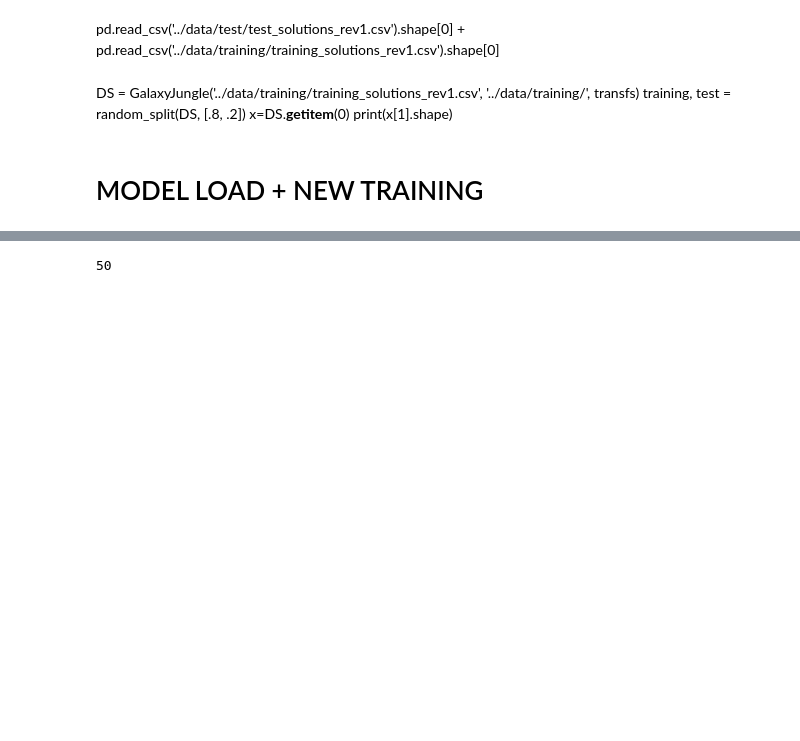
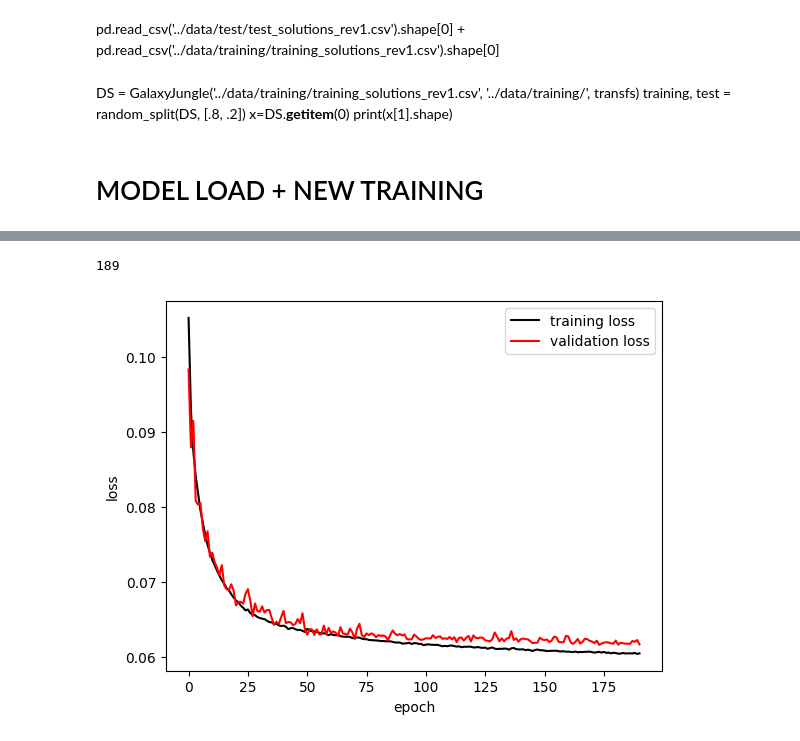
Before and after one commit to margherita-lera/GalaxyClassifier, a Jupyter notebook: marghenet_training.ipynb, the cells around one changed output, grey strips where cells are left out. Drawn from its saved outputs; the diff is of its cells as text; code cells hidden in the pictures; blank space fills up the shorter version.

```diff
--- a/marghenet_training.ipynb
+++ b/marghenet_training.ipynb
@@ -320,5 +283,0 @@ Validation epoch 5
-# %%
-model.loss_dict.keys()
-len(model.loss_dict['epoch'])
-# %% [output]
-50
@@ -326,0 +284,20 @@ torch.set_printoptions(sci_mode=False)
+# %%
+#torch.serialization.add_safe_globals([np._core.multiarray.scalar])
+x = torch.load('../models/fixed/model_190.pyd',weights_only=False)
+
+#x.keys()
+
+#print(len(x['batch'])) # loss di ogni minibatch del training
+#print(len(x['epoch'])) # loss media per epoca
+#print(len(x['vbatch'])) #del validation loss per ogni minibatch
+#print(len(x['vepoch'])) # validation loss media per epoca
+
+plt.plot(x['epoch'], label='training loss', c='k')
+plt.plot(x['vepoch'], label='validation loss', c='r')
+plt.legend()
+plt.xlabel('epoch')
+plt.ylabel('loss')
+print(np.argmin(x['epoch']))
+# %% [output]
+189
+[figure, added]
```
Also changed, not shown: parts of 6 cells of this notebook, 2 other files.
